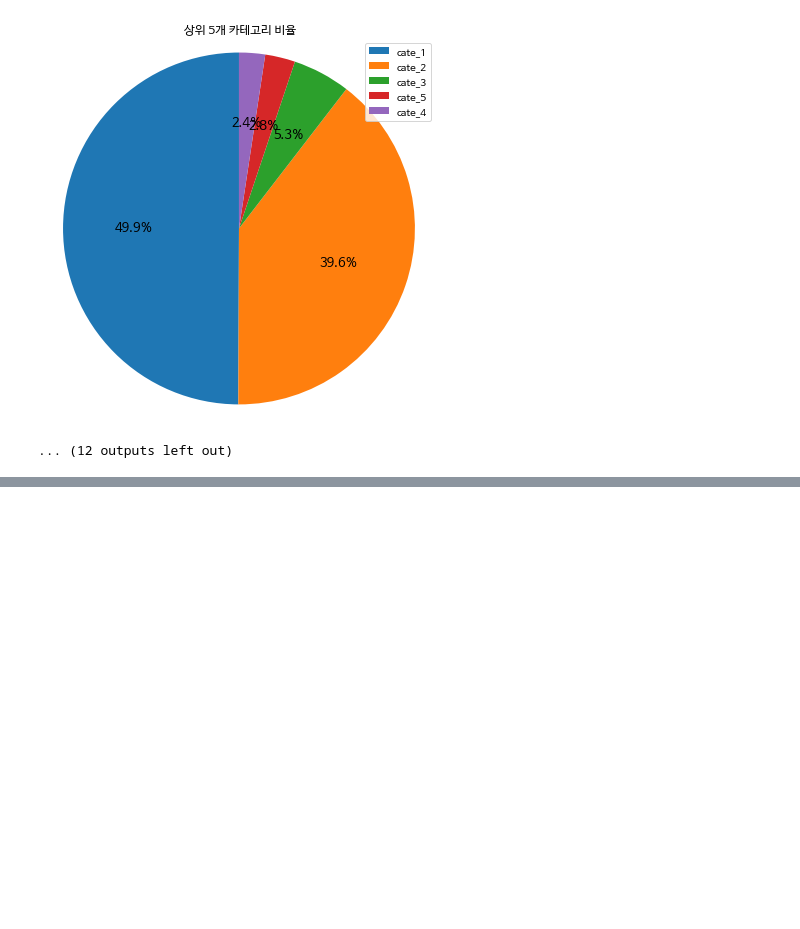
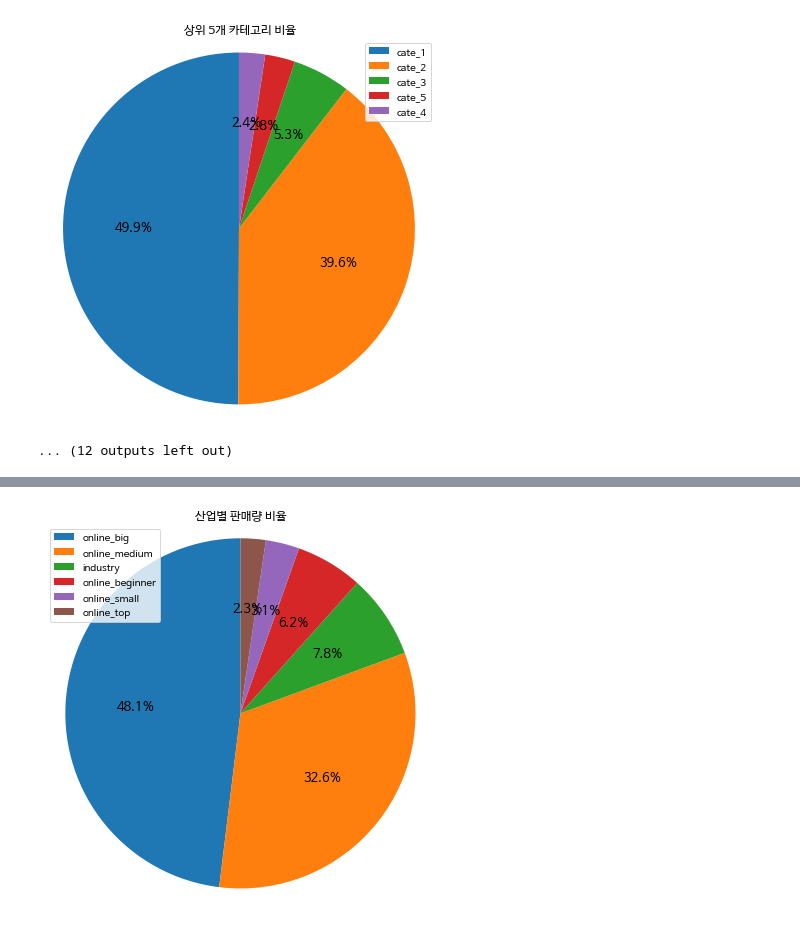
Before and after one commit to cyss93/CP1_team8, a Jupyter notebook: Concentration.ipynb, the cells around one changed output, grey strips where cells are left out. Cells and saved outputs as stored; diff of their text form; code cells hidden in the pictures; blank space fills up the shorter version.

```diff
--- a/Concentration.ipynb
+++ b/Concentration.ipynb
@@ -337,0 +352,10 @@ PieChart_category(df_18_3_cate)
+# %%
+# 분기 필터 적용
+df_16_4_leadtype = df_for_leadtype.loc[mask_16_4]
+df_17_1_leadtype = df_for_leadtype.loc[mask_17_1]
+df_17_2_leadtype = df_for_leadtype.loc[mask_17_2]
+df_17_3_leadtype = df_for_leadtype.loc[mask_17_3]
+df_17_4_leadtype = df_for_leadtype.loc[mask_17_4]
+df_18_1_leadtype = df_for_leadtype.loc[mask_18_1]
+df_18_2_leadtype = df_for_leadtype.loc[mask_18_2]
+df_18_3_leadtype = df_for_leadtype.loc[mask_18_3]
@@ -337,0 +405,5 @@ PieChart_category(df_18_3_cate)
+# %%
+# 18_1분기
+cnt_leadtype(df_18_1_leadtype)
+# %% [output]
+[figure, added]
```
Also changed, not shown: parts of 25 cells of this notebook.
